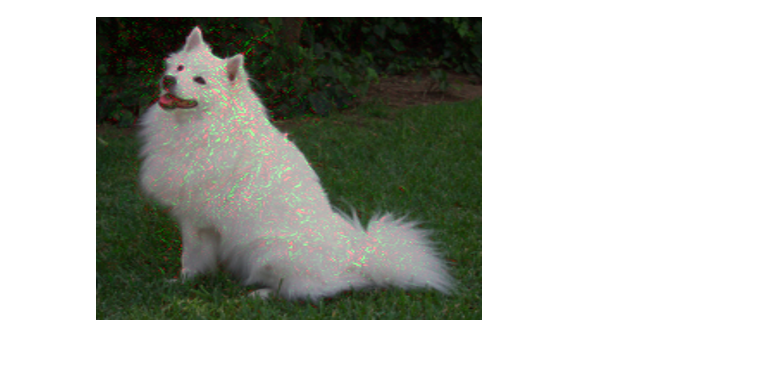
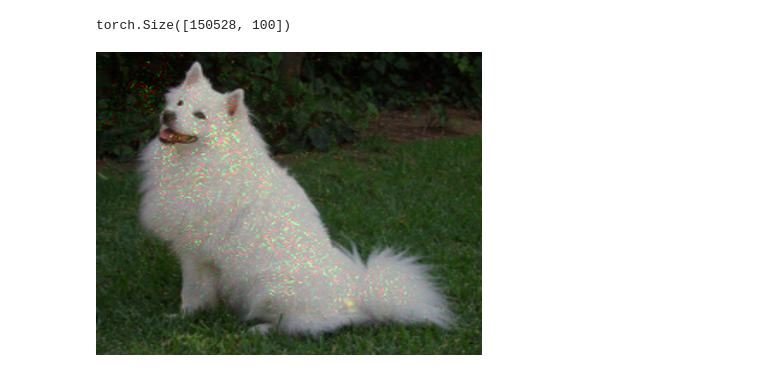
Before and after one commit to wenth1021/feature-importance-cv, a Jupyter notebook: fisher_information.ipynb, the cells around one changed output. Cells and saved outputs as stored; diff of their text form; code cells hidden in the pictures.

```diff
--- a/fisher_information.ipynb
+++ b/fisher_information.ipynb
@@ -102,13 +84,17 @@ for i in range(log_prob.shape[-1]):
 # %%
-u, s, v = torch.svd(grad_vecs)  # intractable ...
+u, s, v = torch.svd_lowrank(grad_vecs.T, q=100, niter=5)  # intractable ...
+# %%
+u.shape
+# %% [output]
+torch.Size([150528, 100])
 # %%
 from VisualizationLibrary.visualization_lib import Visualize, show_pil_image, pil_image
 
 pil_image(Visualize(
-    *prepare_plots(integrated_gradients[0], input_image),
+    *prepare_plots(u[:, 0].detach().view(3, 224, 224), input_image),
     polarity="both",
     clip_above_percentile=99,
     clip_below_percentile=0,
     overlay=True)).resize((v//4 for v in image.size))
 # %% [output]
-[figure, old version]
+[figure, new version]
```
Also changed, not shown: parts of 1 cell of this notebook.
